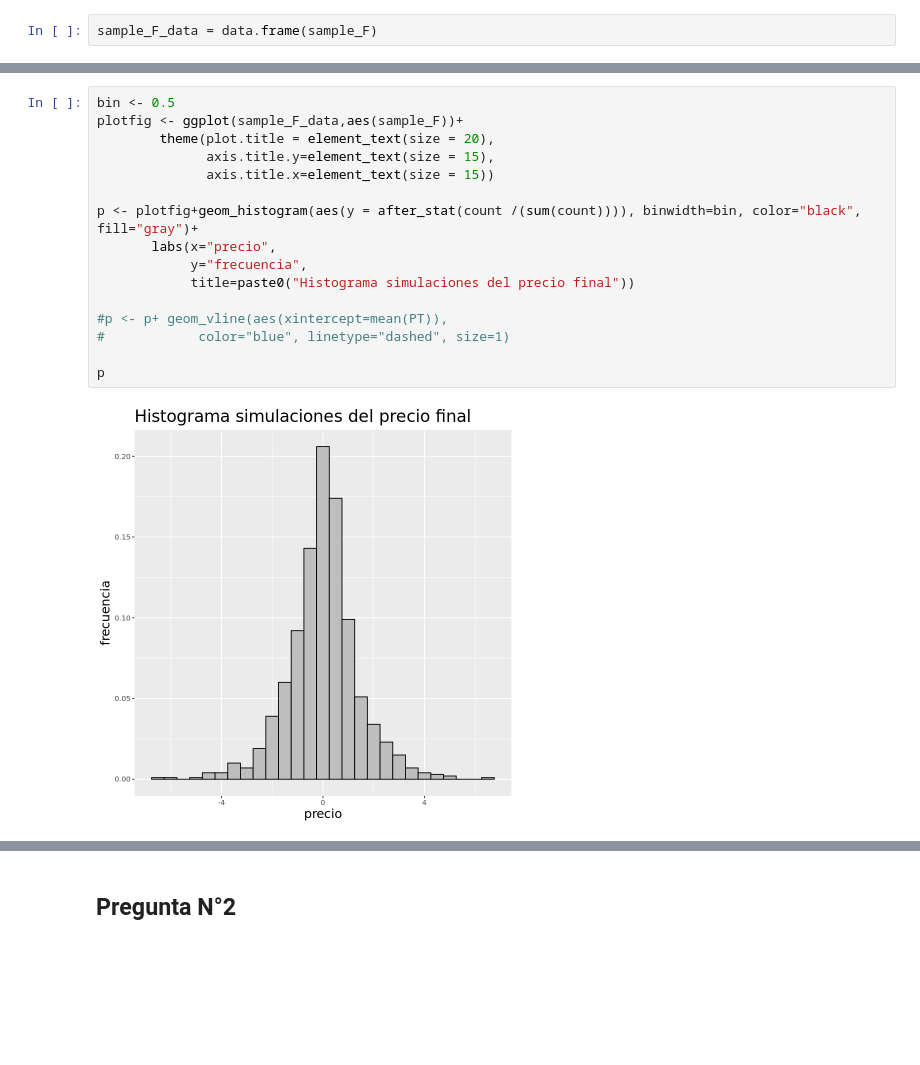
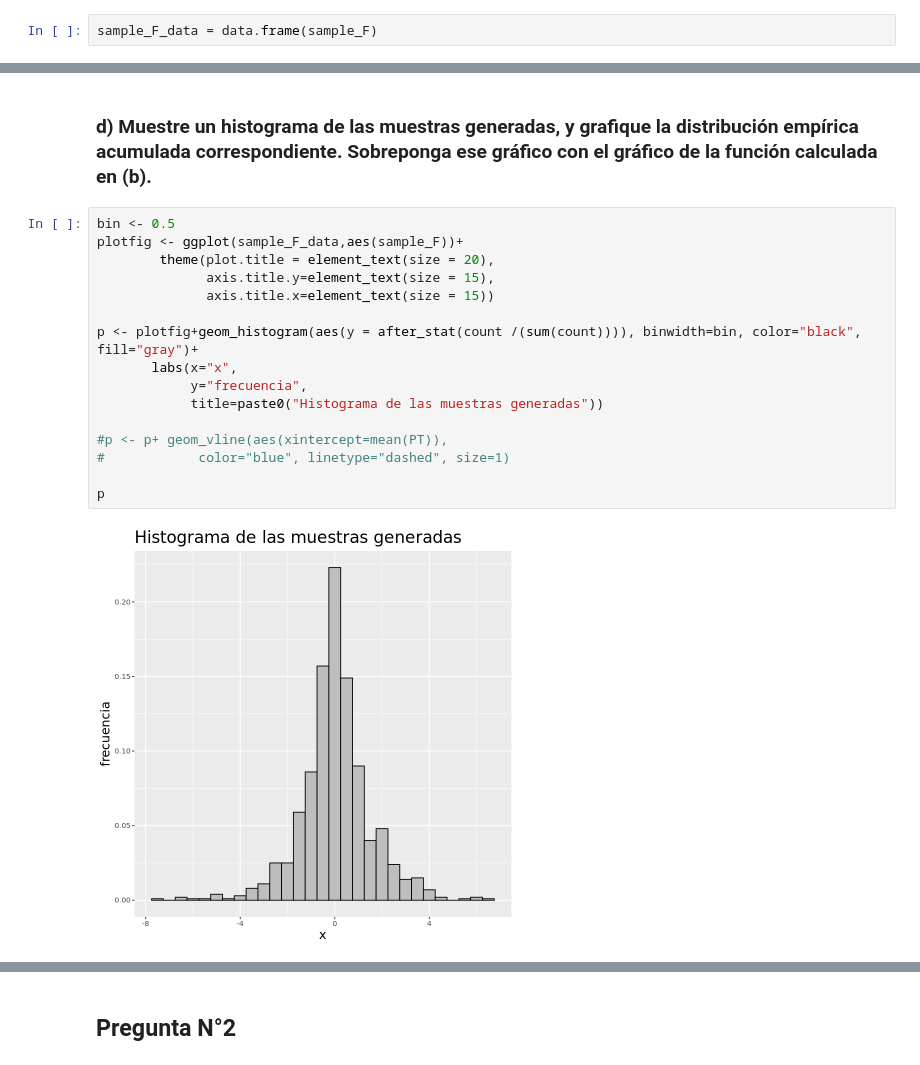
Before and after one commit to cesar-trader/simul_tarea2, a Jupyter notebook: tarea3pregunta1.ipynb, the cells around one changed output, grey strips where cells are left out. Drawn from its saved outputs; the diff is of its cells as text; blank space fills up the shorter version.

```diff
--- a/tarea3pregunta1.ipynb
+++ b/tarea3pregunta1.ipynb
@@ -106,21 +103,23 @@ A data.frame: 1000 × 1
+# %% [markdown]
+### d) Muestre un histograma de las muestras generadas, y grafique la distribución empírica acumulada correspondiente. Sobreponga ese gráfico con el gráfico de la función calculada en (b).
 # %%
 bin <- 0.5
 plotfig <- ggplot(sample_F_data,aes(sample_F))+
         theme(plot.title = element_text(size = 20),
               axis.title.y=element_text(size = 15),
               axis.title.x=element_text(size = 15))
 
 p <- plotfig+geom_histogram(aes(y = after_stat(count /(sum(count)))), binwidth=bin, color="black", fill="gray")+
-       labs(x="precio",
+       labs(x="x",
             y="frecuencia",
-            title=paste0("Histograma simulaciones del precio final"))
+            title=paste0("Histograma de las muestras generadas"))
 
 #p <- p+ geom_vline(aes(xintercept=mean(PT)),
 #            color="blue", linetype="dashed", size=1)
 
 p
 # %% [output]
-[figure, old version]
+[figure, new version]
 # %%
 pfin2 = ggplot(sample_F_data,aes(sample_F))+geom_function(fun=ecdf(sample_F))+
          xlim(-10,10)+
```
Also changed, not shown: parts of 77 cells of this notebook.
